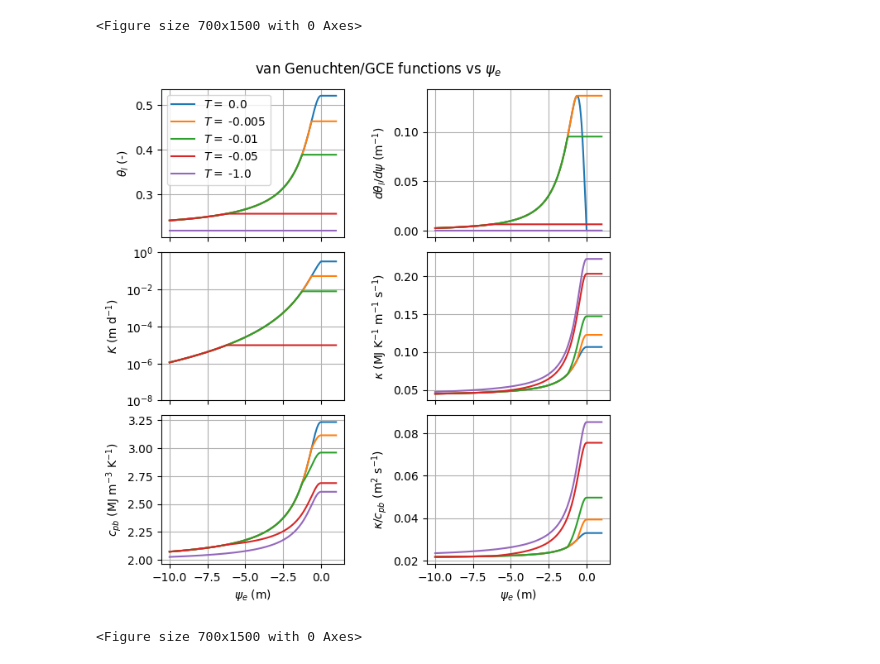
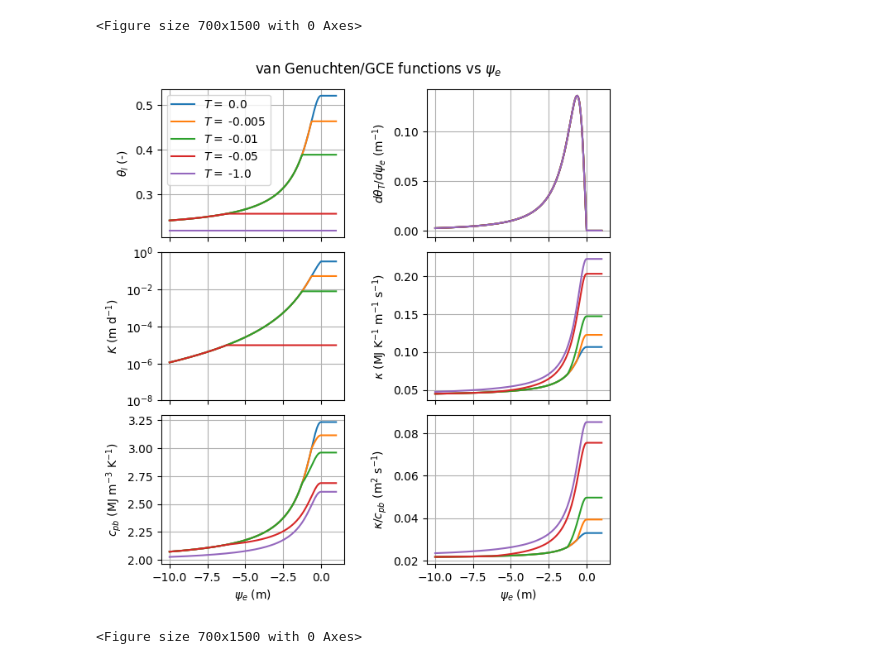
Before and after one commit to amireson/soilice, a Jupyter notebook: notebooks/00_Properties.ipynb, the cells around one changed output. Cells and saved outputs as stored; diff of their text form; code cells hidden in the pictures.

```diff
--- a/notebooks/00_Properties.ipynb
+++ b/notebooks/00_Properties.ipynb
@@ -51,9 +58,10 @@ pl.gca().set_xticklabels([])
 
 pl.subplot(3,2,2)
 for psie in psi_arr:
-    pl.plot(-T,CFun(np.minimum(psif,psie),pars),label=str(psie))
+    # pl.plot(-T,CFun(np.minimum(psif,psie),pars),label=str(psie))
+    pl.plot(-T,SFCslope(np.full(n,psie),np.minimum(psif,psie),pars,const),label=str(psie))
 pl.grid()
-pl.ylabel(r'$d\theta_l/d\psi$ (m$^{-1}$)')
+pl.ylabel(r'$d\theta_l/dT$ (deg C$^{-1}$)')
 # pl.xlabel(r'$T$ (deg C)')
 if log: pl.gca().set_xscale('log')
 if log: pl.xlim(1,1e-4)
@@ -145,9 +153,11 @@ pl.gca().set_xticklabels([])
 pl.subplot(3,2,2)
 for T in Tarr:
     psif=np.full(n,GCEFun(np.array([T]),pars,const))
-    pl.plot(xx,CFun(np.minimum(psif,psie),pars),label=str(T))
+    # pl.plot(xx,SFCslope(psie,np.minimum(psif,psie),pars,const),label=str(T))
+    # pl.plot(xx,CFun(np.minimum(psif,psie),pars),label=str(T))
+    pl.plot(xx,CFun(psie,pars),label=str(T))
 pl.grid()
-pl.ylabel(r'$d\theta_l/d\psi$ (m$^{-1}$)')
+pl.ylabel(r'$d\theta_T/d\psi_e$ (m$^{-1}$)')
 # pl.xlabel(r'$T$ (deg C)')
 if log: pl.gca().set_xscale('log')
 if log: pl.xlim(1,1e-4)
@@ -184,34 +194,34 @@ pl.gca().set_xticklabels([])
 pl.subplot(3,2,5)
 for T in Tarr:
     psif=np.full(n,GCEFun(np.array([T]),pars,const))
     pl.plot(xx,CBFun(np.full(n,psie),np.minimum(psif,psie),pars,const)/1e6,label=str(T))
 pl.grid()
 pl.ylabel(r'$c_{pb}$ (MJ m$^{-3}$ K$^{-1}$)')
 pl.xlabel(r'$\psi_e$ (m)')
 if log: pl.gca().set_xscale('log')
 if log: pl.xlim(1,1e-4)
 # pl.ylim(0.005,0.022)
 yl=pl.gca().get_ylim()
 
 pl.subplot(3,2,6)
 for T in Tarr:
     psif=np.full(n,GCEFun(np.array([T]),pars,const))
     pl.plot(xx,thermalKfun(np.full(n,psie),np.minimum(psif,psie),T,pars,const)/CBFun(np.full(n,psie),np.minimum(psif,psie),pars,const),label=str(psie))
 pl.grid()
 pl.ylabel(r'$\kappa/c_{pb}$ (m$^2$ s$^{-1}$)')
 pl.xlabel(r'$\psi_e$ (m)')
 if log: pl.gca().set_xscale('log')
 if log: pl.xlim(1,1e-4)
 # pl.ylim(0.005,0.022)
 yl=pl.gca().get_ylim()
 
 
 fig.suptitle(r'van Genuchten/GCE functions vs $\psi_e$')
 pl.subplots_adjust(hspace=0.1,wspace=0.45,top=0.93)
 pl.savefig('figures/00_properties_psi.svg')
 # %% [output]
 <Figure size 700x1500 with 0 Axes>
-[figure, old version]
+[figure, new version]
 # %%
 n=200
 log=False
```
Also changed, not shown: parts of 3 cells of this notebook, 18 other files.
